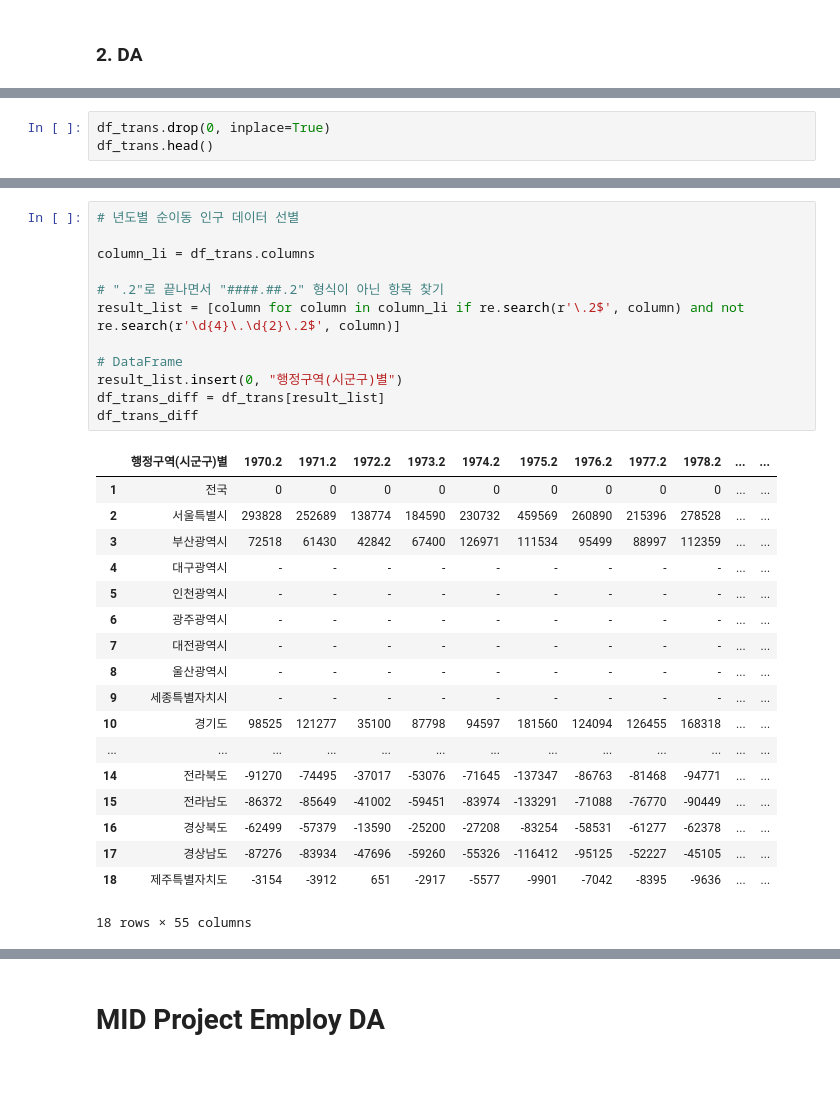
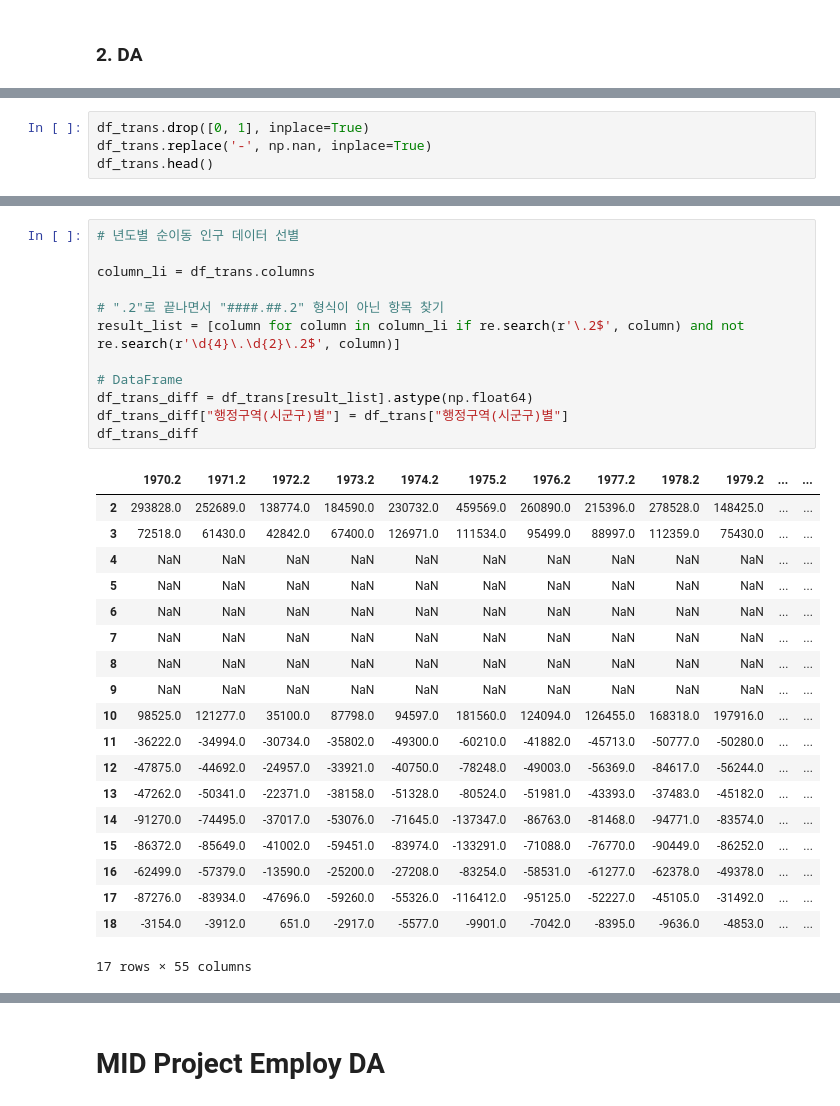
Before and after one commit to KimHyoJun99/LIKELION_AI, a Jupyter notebook: Project/MID_PROJECT/MP.ipynb, the cells around one changed output, grey strips where cells are left out. Cells and saved outputs as stored; diff of their text form; blank space fills up the shorter version.

```diff
--- a/Project/MID_PROJECT/MP.ipynb
+++ b/Project/MID_PROJECT/MP.ipynb
@@ -42,5 +48,6 @@ df_trans_age.head()
 # %%
-df_trans.drop(0, inplace=True)
+df_trans.drop([0, 1], inplace=True)
+df_trans.replace('-', np.nan, inplace=True)
 df_trans.head()
 # %% [output]
 |  | 행정구역(시군구)별 | 2023.01 | 2023.01.1 | 2023.01.2 | 2023.01.3 | 2023.01.4 | 2023.01.5 | 2023.01.6 | 2023.01.7 | ... |
@@ -80,31 +86,32 @@ Name: 2023.2, dtype: int64
 # %%
 # 년도별 순이동 인구 데이터 선별
 
 column_li = df_trans.columns
 
 # ".2"로 끝나면서 "####.##.2" 형식이 아닌 항목 찾기
 result_list = [column for column in column_li if re.search(r'\.2$', column) and not re.search(r'\d{4}\.\d{2}\.2$', column)]
 
 # DataFrame
-result_list.insert(0, "행정구역(시군구)별")
-df_trans_diff = df_trans[result_list]
+df_trans_diff = df_trans[result_list].astype(np.float64)
+df_trans_diff["행정구역(시군구)별"] = df_trans["행정구역(시군구)별"]
 df_trans_diff
 # %% [output]
-|  | 행정구역(시군구)별 | 1970.2 | 1971.2 | 1972.2 | 1973.2 | 1974.2 | 1975.2 | 1976.2 | 1977.2 | 1978.2 | ... | ... |
-| 1 | 전국 | 0 | 0 | 0 | 0 | 0 | 0 | 0 | 0 | 0 | ... | ... |
-| 2 | 서울특별시 | 293828 | 252689 | 138774 | 184590 | 230732 | 459569 | 260890 | 215396 | 278528 | ... | ... |
-| 3 | 부산광역시 | 72518 | 61430 | 42842 | 67400 | 126971 | 111534 | 95499 | 88997 | 112359 | ... | ... |
-| 4 | 대구광역시 | - | - | - | - | - | - | - | - | - | ... | ... |
-| 5 | 인천광역시 | - | - | - | - | - | - | - | - | - | ... | ... |
-| 6 | 광주광역시 | - | - | - | - | - | - | - | - | - | ... | ... |
-| 7 | 대전광역시 | - | - | - | - | - | - | - | - | - | ... | ... |
-| 8 | 울산광역시 | - | - | - | - | - | - | - | - | - | ... | ... |
-| 9 | 세종특별자치시 | - | - | - | - | - | - | - | - | - | ... | ... |
-| 10 | 경기도 | 98525 | 121277 | 35100 | 87798 | 94597 | 181560 | 124094 | 126455 | 168318 | ... | ... |
-| ... | ... | ... | ... | ... | ... | ... | ... | ... | ... | ... | ... | ... |
-| 14 | 전라북도 | -91270 | -74495 | -37017 | -53076 | -71645 | -137347 | -86763 | -81468 | -94771 | ... | ... |
-| 15 | 전라남도 | -86372 | -85649 | -41002 | -59451 | -83974 | -133291 | -71088 | -76770 | -90449 | ... | ... |
-| 16 | 경상북도 | -62499 | -57379 | -13590 | -25200 | -27208 | -83254 | -58531 | -61277 | -62378 | ... | ... |
-| 17 | 경상남도 | -87276 | -83934 | -47696 | -59260 | -55326 | -116412 | -95125 | -52227 | -45105 | ... | ... |
-| 18 | 제주특별자치도 | -3154 | -3912 | 651 | -2917 | -5577 | -9901 | -7042 | -8395 | -9636 | ... | ... |
+|  | 1970.2 | 1971.2 | 1972.2 | 1973.2 | 1974.2 | 1975.2 | 1976.2 | 1977.2 | 1978.2 | 1979.2 | ... | ... |
+| 2 | 293828.0 | 252689.0 | 138774.0 | 184590.0 | 230732.0 | 459569.0 | 260890.0 | 215396.0 | 278528.0 | 148425.0 | ... | ... |
+| 3 | 72518.0 | 61430.0 | 42842.0 | 67400.0 | 126971.0 | 111534.0 | 95499.0 | 88997.0 | 112359.0 | 75430.0 | ... | ... |
+| 4 | NaN | NaN | NaN | NaN | NaN | NaN | NaN | NaN | NaN | NaN | ... | ... |
+| 5 | NaN | NaN | NaN | NaN | NaN | NaN | NaN | NaN | NaN | NaN | ... | ... |
+| 6 | NaN | NaN | NaN | NaN | NaN | NaN | NaN | NaN | NaN | NaN | ... | ... |
+| 7 | NaN | NaN | NaN | NaN | NaN | NaN | NaN | NaN | NaN | NaN | ... | ... |
+| 8 | NaN | NaN | NaN | NaN | NaN | NaN | NaN | NaN | NaN | NaN | ... | ... |
+| 9 | NaN | NaN | NaN | NaN | NaN | NaN | NaN | NaN | NaN | NaN | ... | ... |
+| 10 | 98525.0 | 121277.0 | 35100.0 | 87798.0 | 94597.0 | 181560.0 | 124094.0 | 126455.0 | 168318.0 | 197916.0 | ... | ... |
+| 11 | -36222.0 | -34994.0 | -30734.0 | -35802.0 | -49300.0 | -60210.0 | -41882.0 | -45713.0 | -50777.0 | -50280.0 | ... | ... |
+| 12 | -47875.0 | -44692.0 | -24957.0 | -33921.0 | -40750.0 | -78248.0 | -49003.0 | -56369.0 | -84617.0 | -56244.0 | ... | ... |
+| 13 | -47262.0 | -50341.0 | -22371.0 | -38158.0 | -51328.0 | -80524.0 | -51981.0 | -43393.0 | -37483.0 | -45182.0 | ... | ... |
+| 14 | -91270.0 | -74495.0 | -37017.0 | -53076.0 | -71645.0 | -137347.0 | -86763.0 | -81468.0 | -94771.0 | -83574.0 | ... | ... |
+| 15 | -86372.0 | -85649.0 | -41002.0 | -59451.0 | -83974.0 | -133291.0 | -71088.0 | -76770.0 | -90449.0 | -86252.0 | ... | ... |
+| 16 | -62499.0 | -57379.0 | -13590.0 | -25200.0 | -27208.0 | -83254.0 | -58531.0 | -61277.0 | -62378.0 | -49378.0 | ... | ... |
+| 17 | -87276.0 | -83934.0 | -47696.0 | -59260.0 | -55326.0 | -116412.0 | -95125.0 | -52227.0 | -45105.0 | -31492.0 | ... | ... |
+| 18 | -3154.0 | -3912.0 | 651.0 | -2917.0 | -5577.0 | -9901.0 | -7042.0 | -8395.0 | -9636.0 | -4853.0 | ... | ... |
-18 rows × 55 columns
+17 rows × 55 columns
```
Also changed, not shown: parts of 21 cells of this notebook.
